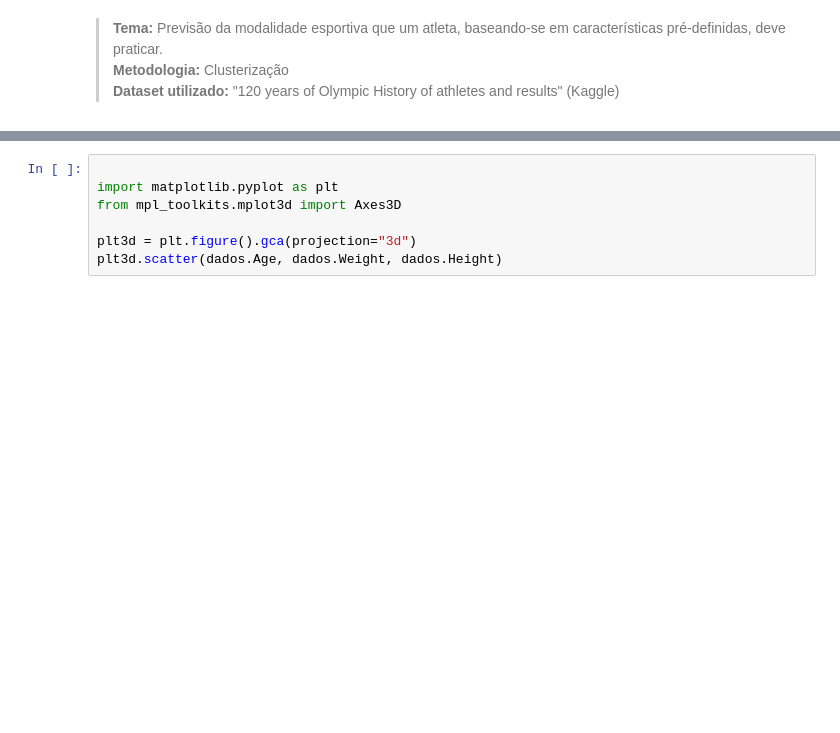
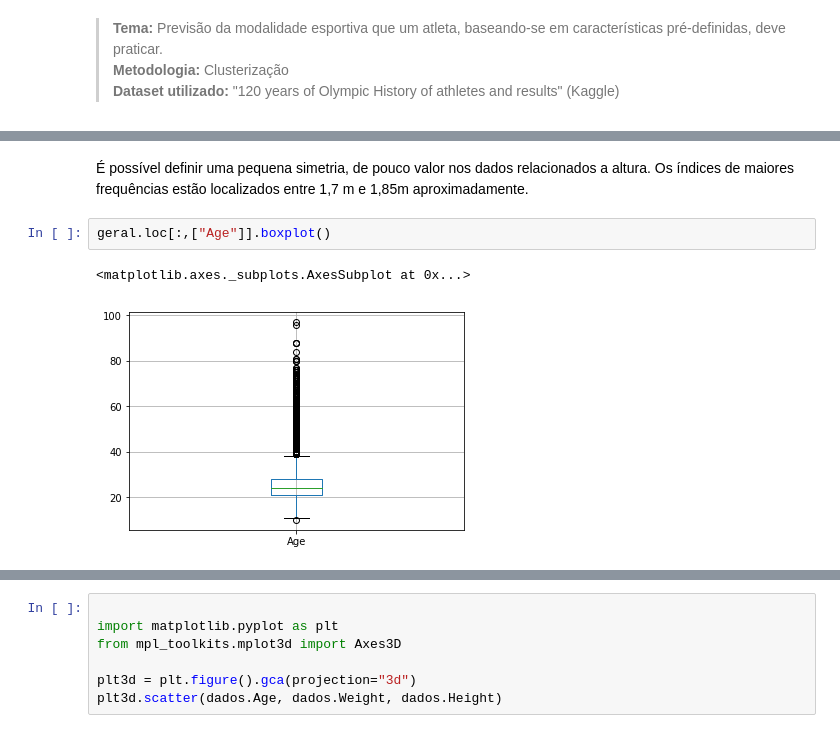
Before and after one commit to CaioFauza/Projeto3CDados, a Jupyter notebook: Projeto3.ipynb, the cells around one changed output, grey strips where cells are left out. Cells and saved outputs as stored; diff of their text form; blank space fills up the shorter version.

```diff
--- a/Projeto3.ipynb
+++ b/Projeto3.ipynb
@@ -9,0 +61,7 @@
+# %% [markdown]
+É possível definir uma pequena simetria, de pouco valor nos dados relacionados a altura. Os índices de maiores frequências estão localizados entre 1,7 m e 1,85m aproximadamente.
+# %%
+geral.loc[:,["Age"]].boxplot()
+# %% [output]
+<matplotlib.axes._subplots.AxesSubplot at 0x...>
+[figure, added]
```
Also changed, not shown: parts of 18 cells of this notebook.
